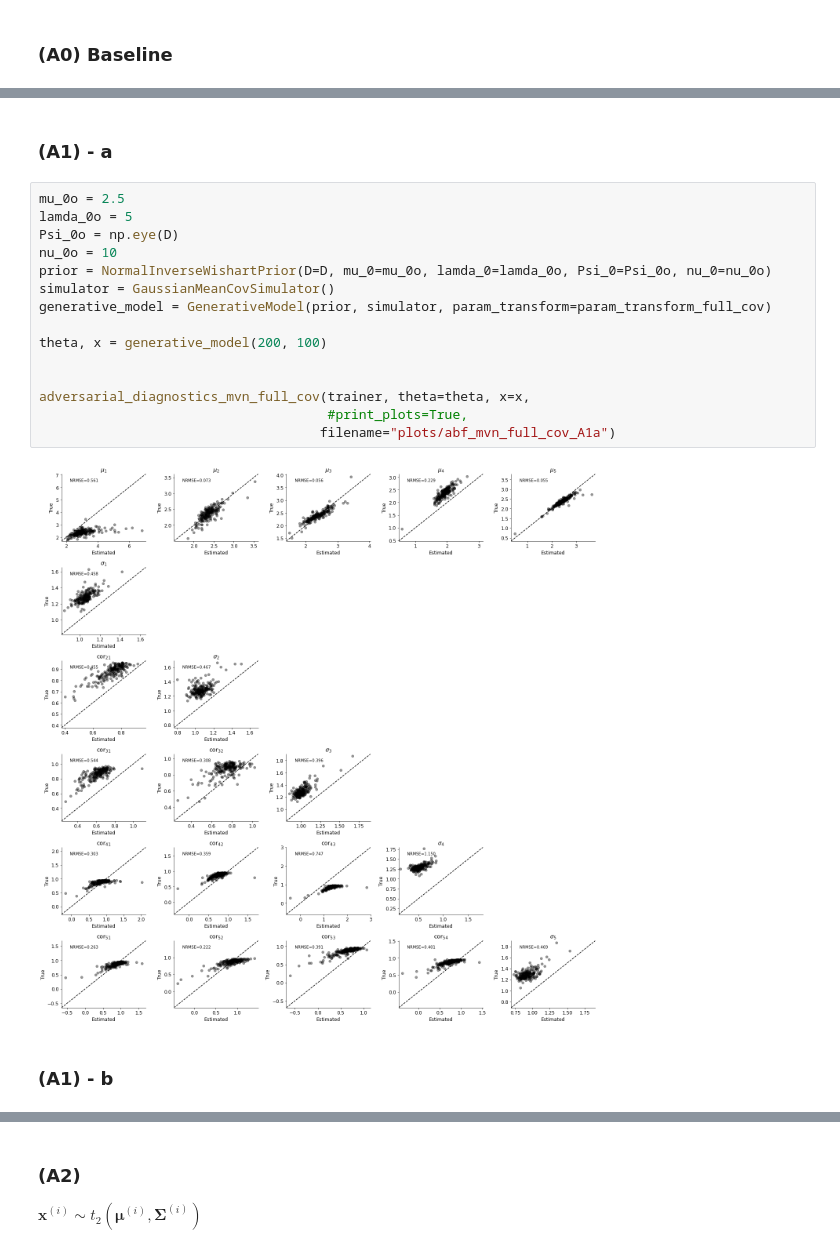
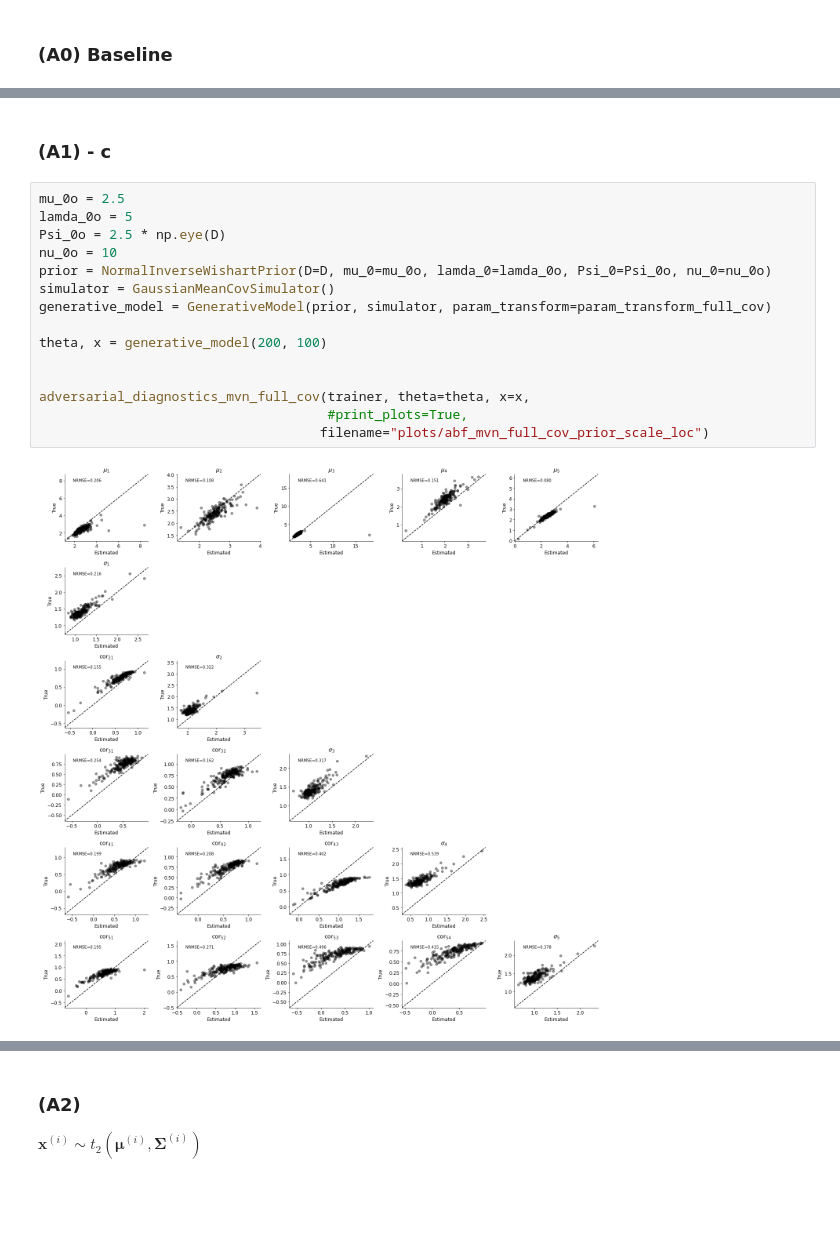
Before and after one commit to marvinschmitt/ModelMisspecificationBF, a Jupyter notebook: abf_mvn_means_full_cov.ipynb, the cells around one changed output, grey strips where cells are left out. Drawn from its saved outputs; the diff is of its cells as text; blank space fills up the shorter version.

```diff
--- a/abf_mvn_means_full_cov.ipynb
+++ b/abf_mvn_means_full_cov.ipynb
@@ -370,21 +371,19 @@ adversarial_diagnostics_mvn_full_cov(trainer, theta=theta, x=x,
 # %% [markdown]
-### (A1) - a
+### (A1) - c
 # %%
 mu_0o = 2.5
 lamda_0o = 5
-Psi_0o = np.eye(D)
+Psi_0o = 2.5 * np.eye(D)
 nu_0o = 10
 prior = NormalInverseWishartPrior(D=D, mu_0=mu_0o, lamda_0=lamda_0o, Psi_0=Psi_0o, nu_0=nu_0o)
 simulator = GaussianMeanCovSimulator()
 generative_model = GenerativeModel(prior, simulator, param_transform=param_transform_full_cov)
 
 theta, x = generative_model(200, 100)
 
 
 adversarial_diagnostics_mvn_full_cov(trainer, theta=theta, x=x,
                                      #print_plots=True,
-                                    filename="plots/abf_mvn_full_cov_A1a")
+                                    filename="plots/abf_mvn_full_cov_prior_scale_loc")
 # %% [output]
-[figure, old version]
+[figure, new version]
-# %% [markdown]
-### (A1) - b
```
Also changed, not shown: parts of 17 cells of this notebook, 3 other files.
